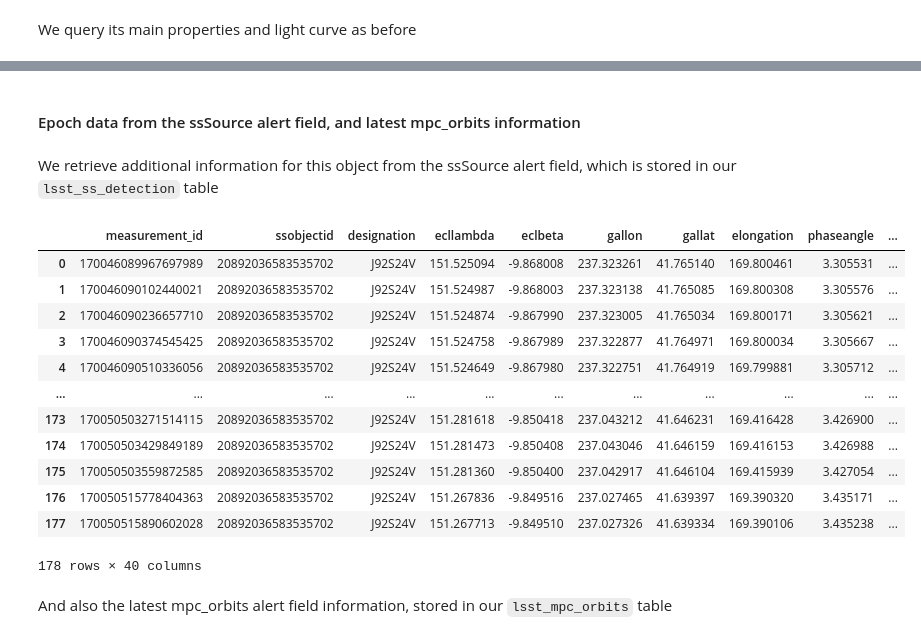
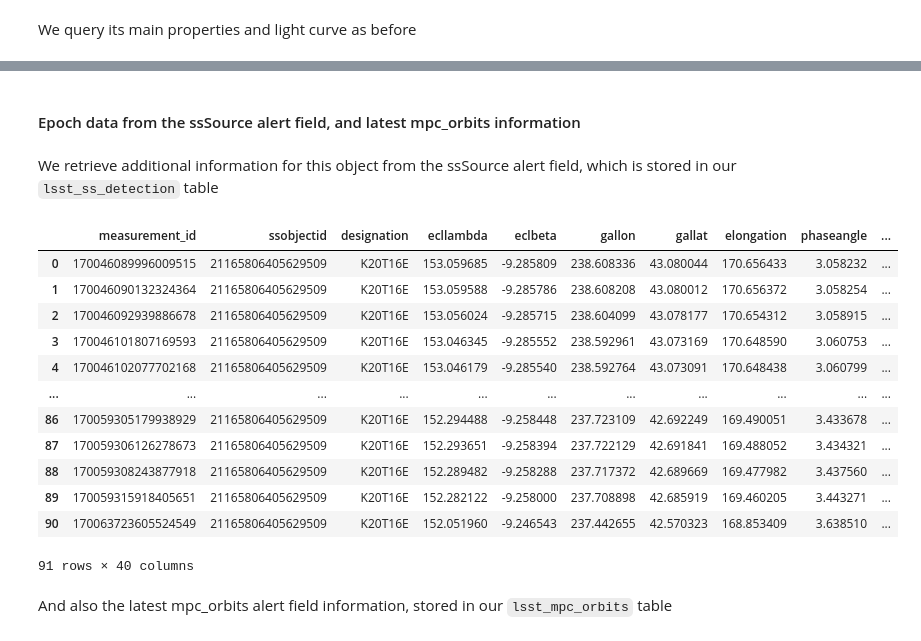
Before and after one commit to alercebroker/usecases, a Jupyter notebook: notebooks/LSST/ALeRCE_LSST_TAP_Queries.ipynb, the cells around one changed output, grey strips where cells are left out. Cells and saved outputs as stored; diff of their text form; code cells hidden in the pictures.

````diff
--- a/notebooks/LSST/ALeRCE_LSST_TAP_Queries.ipynb
+++ b/notebooks/LSST/ALeRCE_LSST_TAP_Queries.ipynb
@@ -27,6 +51,6 @@ import sys
 from alerce.core import Alerce
 # %%
 from IPython.core.display import HTML
-pd.set_option('display.max_colwidth', 1000)
+pd.set_option('display.max_colwidth', 100)
 pd.set_option('display.max_columns', None)
 # %% [markdown]
@@ -366,5 +409,5 @@
 # %%
-oid = 20892036583535702
+oid = 21165806405629509
 sid = 2
 # %% [markdown]
 We query its main properties and light curve as before
@@ -433,33 +476,33 @@ display(df_dets)
 # %% [markdown]
-#### Epoch data from the ssSource alert field, and latest mpc_orbits information
+#### Epoch data from the ssSource alert field, and latest mpc_orbits information <a class='anchor' id='tables_sso'></a>
 # %% [markdown]
 We retrieve additional information for this object from the ssSource alert field, which is stored in our ```lsst_ss_detection``` table
 # %%
 query = '''
 SELECT
     *
 FROM
     alerce_tap.lsst_ss_detection
 WHERE
     ssObjectId = %d
 ''' % oid
-df_sso = alerce_tap.search(query).to_table().to_pandas()
+df_ssd = alerce_tap.search(query).to_table().to_pandas()
 
-display(df_sso)
+display(df_ssd)
 # %% [output]
 |  | measurement_id | ssobjectid | designation | ecllambda | eclbeta | gallon | gallat | elongation | phaseangle | ... |
-| 0 | 170046089967697989 | 20892036583535702 | J92S24V | 151.525094 | -9.868008 | 237.323261 | 41.765140 | 169.800461 | 3.305531 | ... |
-| 1 | 170046090102440021 | 20892036583535702 | J92S24V | 151.524987 | -9.868003 | 237.323138 | 41.765085 | 169.800308 | 3.305576 | ... |
-| 2 | 170046090236657710 | 20892036583535702 | J92S24V | 151.524874 | -9.867990 | 237.323005 | 41.765034 | 169.800171 | 3.305621 | ... |
-| 3 | 170046090374545425 | 20892036583535702 | J92S24V | 151.524758 | -9.867989 | 237.322877 | 41.764971 | 169.800034 | 3.305667 | ... |
-| 4 | 170046090510336056 | 20892036583535702 | J92S24V | 151.524649 | -9.867980 | 237.322751 | 41.764919 | 169.799881 | 3.305712 | ... |
+| 0 | 170046089996009515 | 21165806405629509 | K20T16E | 153.059685 | -9.285809 | 238.608336 | 43.080044 | 170.656433 | 3.058232 | ... |
+| 1 | 170046090132324364 | 21165806405629509 | K20T16E | 153.059588 | -9.285786 | 238.608208 | 43.080012 | 170.656372 | 3.058254 | ... |
+| 2 | 170046092939886678 | 21165806405629509 | K20T16E | 153.056024 | -9.285715 | 238.604099 | 43.078177 | 170.654312 | 3.058915 | ... |
+| 3 | 170046101807169593 | 21165806405629509 | K20T16E | 153.046345 | -9.285552 | 238.592961 | 43.073169 | 170.648590 | 3.060753 | ... |
+| 4 | 170046102077702168 | 21165806405629509 | K20T16E | 153.046179 | -9.285540 | 238.592764 | 43.073091 | 170.648438 | 3.060799 | ... |
 | ... | ... | ... | ... | ... | ... | ... | ... | ... | ... | ... |
-| 173 | 170050503271514115 | 20892036583535702 | J92S24V | 151.281618 | -9.850418 | 237.043212 | 41.646231 | 169.416428 | 3.426900 | ... |
-| 174 | 170050503429849189 | 20892036583535702 | J92S24V | 151.281473 | -9.850408 | 237.043046 | 41.646159 | 169.416153 | 3.426988 | ... |
-| 175 | 170050503559872585 | 20892036583535702 | J92S24V | 151.281360 | -9.850400 | 237.042917 | 41.646104 | 169.415939 | 3.427054 | ... |
-| 176 | 170050515778404363 | 20892036583535702 | J92S24V | 151.267836 | -9.849516 | 237.027465 | 41.639397 | 169.390320 | 3.435171 | ... |
-| 177 | 170050515890602028 | 20892036583535702 | J92S24V | 151.267713 | -9.849510 | 237.027326 | 41.639334 | 169.390106 | 3.435238 | ... |
+| 86 | 170059305179938929 | 21165806405629509 | K20T16E | 152.294488 | -9.258448 | 237.723109 | 42.692249 | 169.490051 | 3.433678 | ... |
+| 87 | 170059306126278673 | 21165806405629509 | K20T16E | 152.293651 | -9.258394 | 237.722129 | 42.691841 | 169.488052 | 3.434321 | ... |
+| 88 | 170059308243877918 | 21165806405629509 | K20T16E | 152.289482 | -9.258288 | 237.717372 | 42.689669 | 169.477982 | 3.437560 | ... |
+| 89 | 170059315918405651 | 21165806405629509 | K20T16E | 152.282122 | -9.258000 | 237.708898 | 42.685919 | 169.460205 | 3.443271 | ... |
+| 90 | 170063723605524549 | 21165806405629509 | K20T16E | 152.051960 | -9.246543 | 237.442655 | 42.570323 | 168.853409 | 3.638510 | ... |
-178 rows × 40 columns
+91 rows × 40 columns
 # %% [markdown]
 And also the latest mpc_orbits alert field information, stored in our ```lsst_mpc_orbits``` table
 # %%
````
Also changed, not shown: parts of 73 cells of this notebook.
